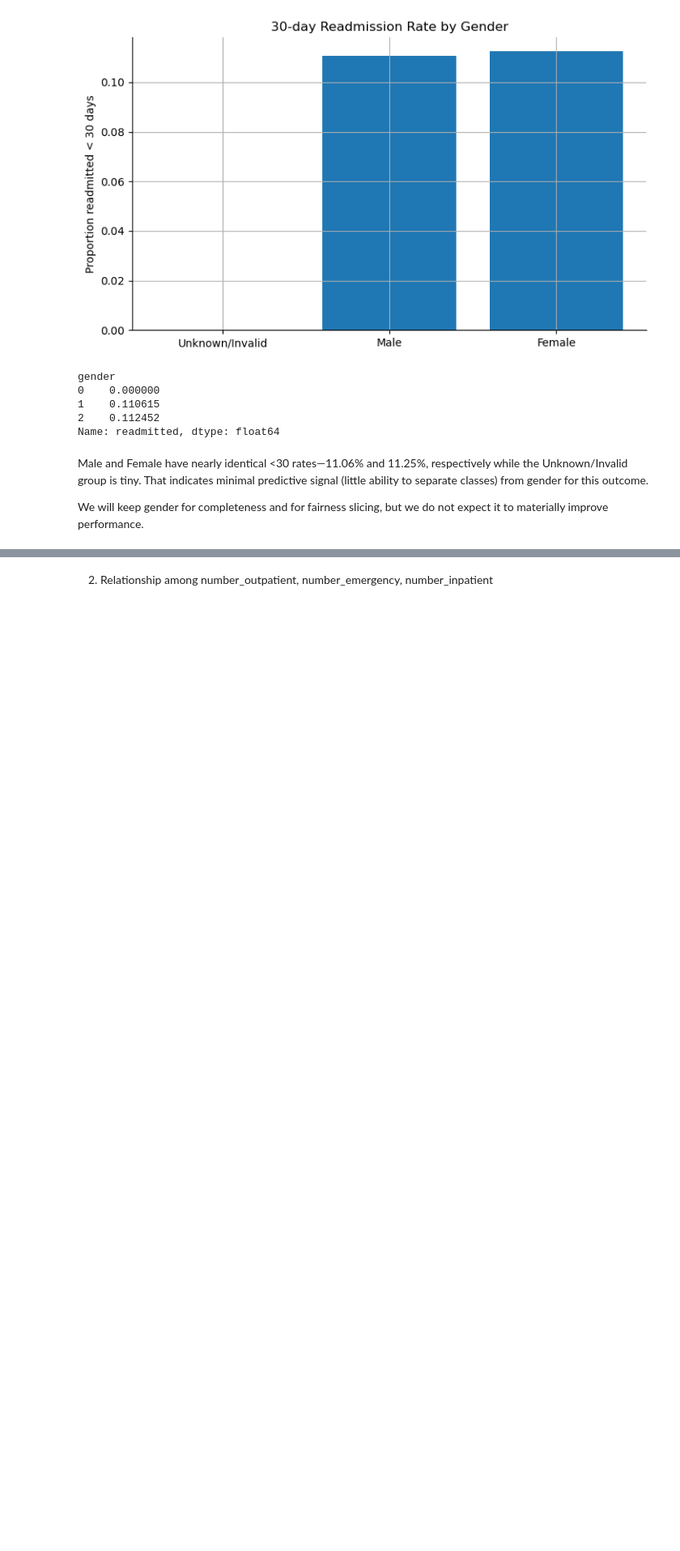
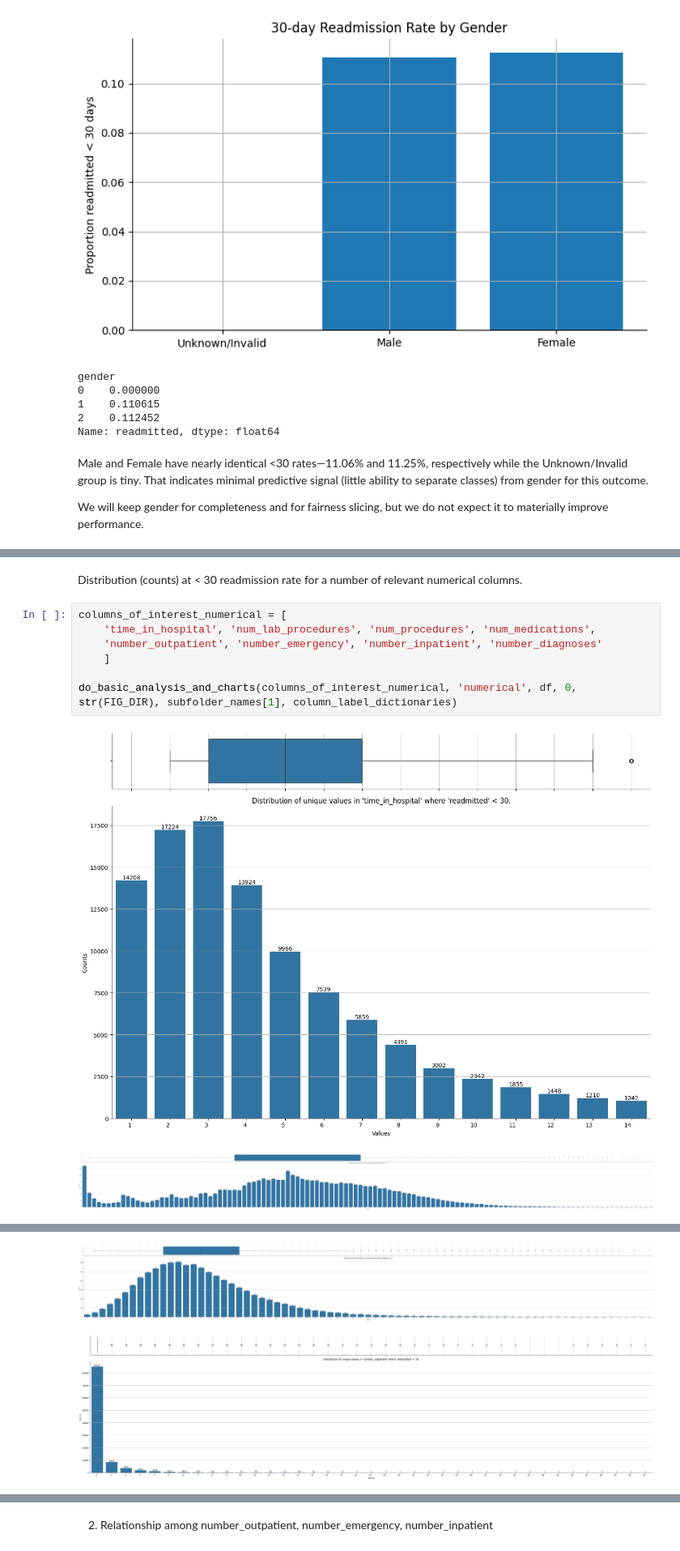
Before and after one commit to arunachalesh58/readmission-for-diabetes-patients, a Jupyter notebook: jupyter-nb-space/EDA_Visualization.ipynb, the cells around one changed output, grey strips where cells are left out. Shown at 81% size. Drawn from its saved outputs; the diff is of its cells as text; blank space fills up the shorter version.

```diff
--- a/jupyter-nb-space/EDA_Visualization.ipynb
+++ b/jupyter-nb-space/EDA_Visualization.ipynb
@@ -212,0 +414,12 @@ We will keep gender for completeness and for fairness slicing, but we do not exp
+# %% [markdown]
+Distribution (counts) at < 30 readmission rate for a number of relevant numerical columns.
+# %%
+columns_of_interest_numerical = [
+    'time_in_hospital', 'num_lab_procedures', 'num_procedures', 'num_medications',
+    'number_outpatient', 'number_emergency', 'number_inpatient', 'number_diagnoses'
+    ]
+
+do_basic_analysis_and_charts(columns_of_interest_numerical, 'numerical', df, 0, str(FIG_DIR), subfolder_names[1], column_label_dictionaries)
+# %% [output]
+[figure, added]
+[figure, added]
@@ -212,0 +427,2 @@ We will keep gender for completeness and for fairness slicing, but we do not exp
+[figure, added]
+[figure, added]
```
Also changed, not shown: parts of 29 cells of this notebook, 12 other files.
